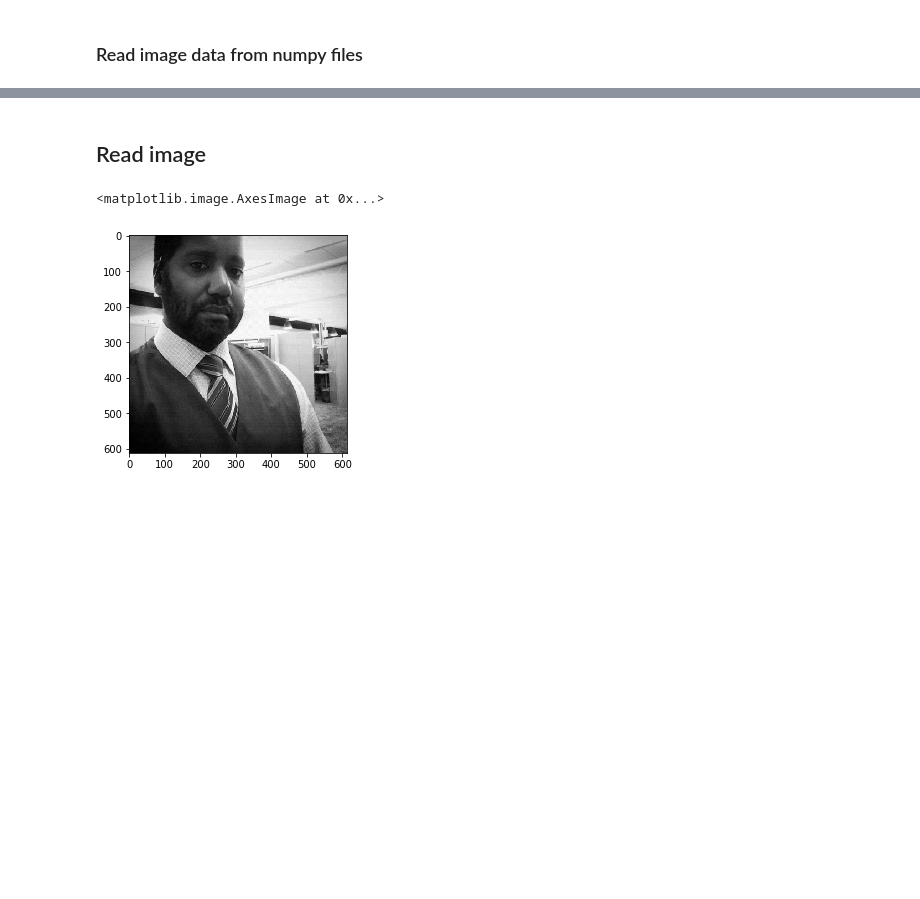
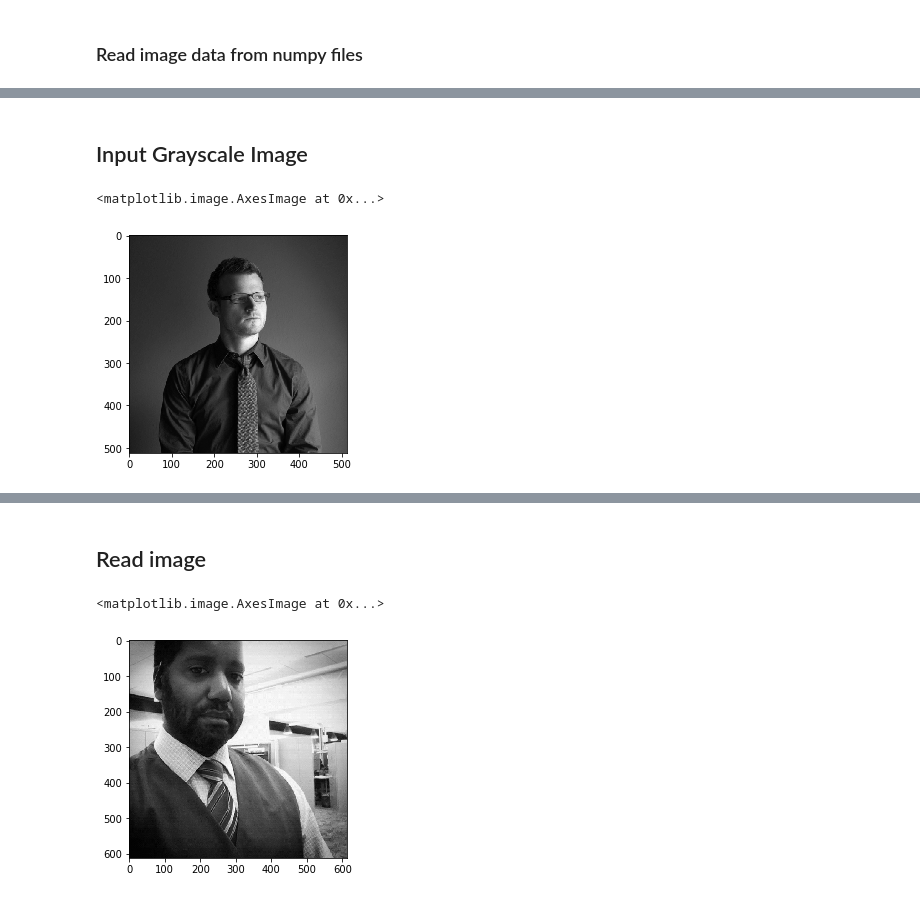
Before and after one commit to Cheng-Lin-Li/SegCaps, a Jupyter notebook: notebook/20181621-image_convert_testing.ipynb, the cells around one changed output, grey strips where cells are left out. Cells and saved outputs as stored; diff of their text form; code cells hidden in the pictures; blank space fills up the shorter version.

```diff
--- a/notebook/20181621-image_convert_testing.ipynb
+++ b/notebook/20181621-image_convert_testing.ipynb
@@ -90,0 +114,7 @@ np.load
+# %% [markdown]
+## Input Grayscale Image
+# %%
+plt.imshow(train_img[:,:,0], cmap='gray')
+# %% [output]
+<matplotlib.image.AxesImage at 0x...>
+[figure, added]
```
Also changed, not shown: parts of 9 cells of this notebook, 1 other file.
